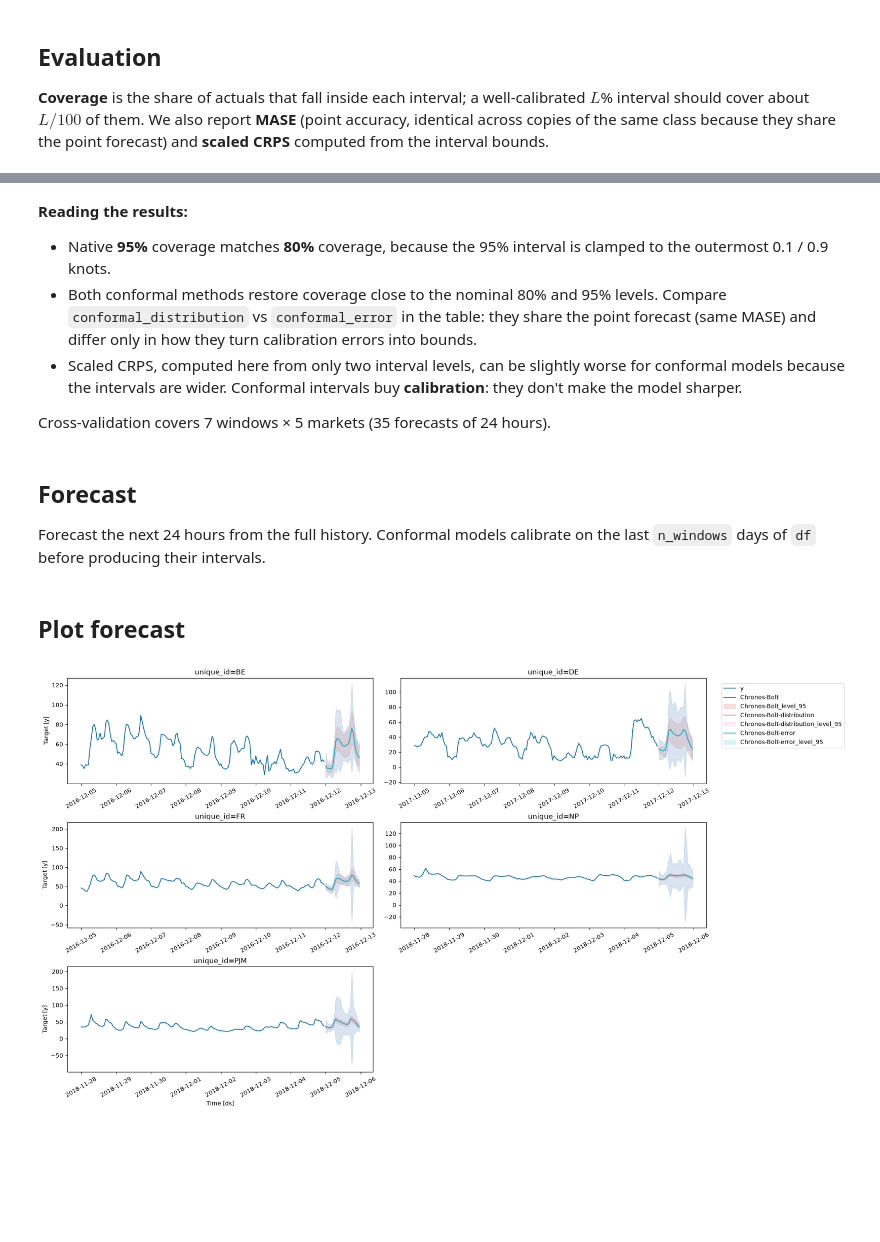
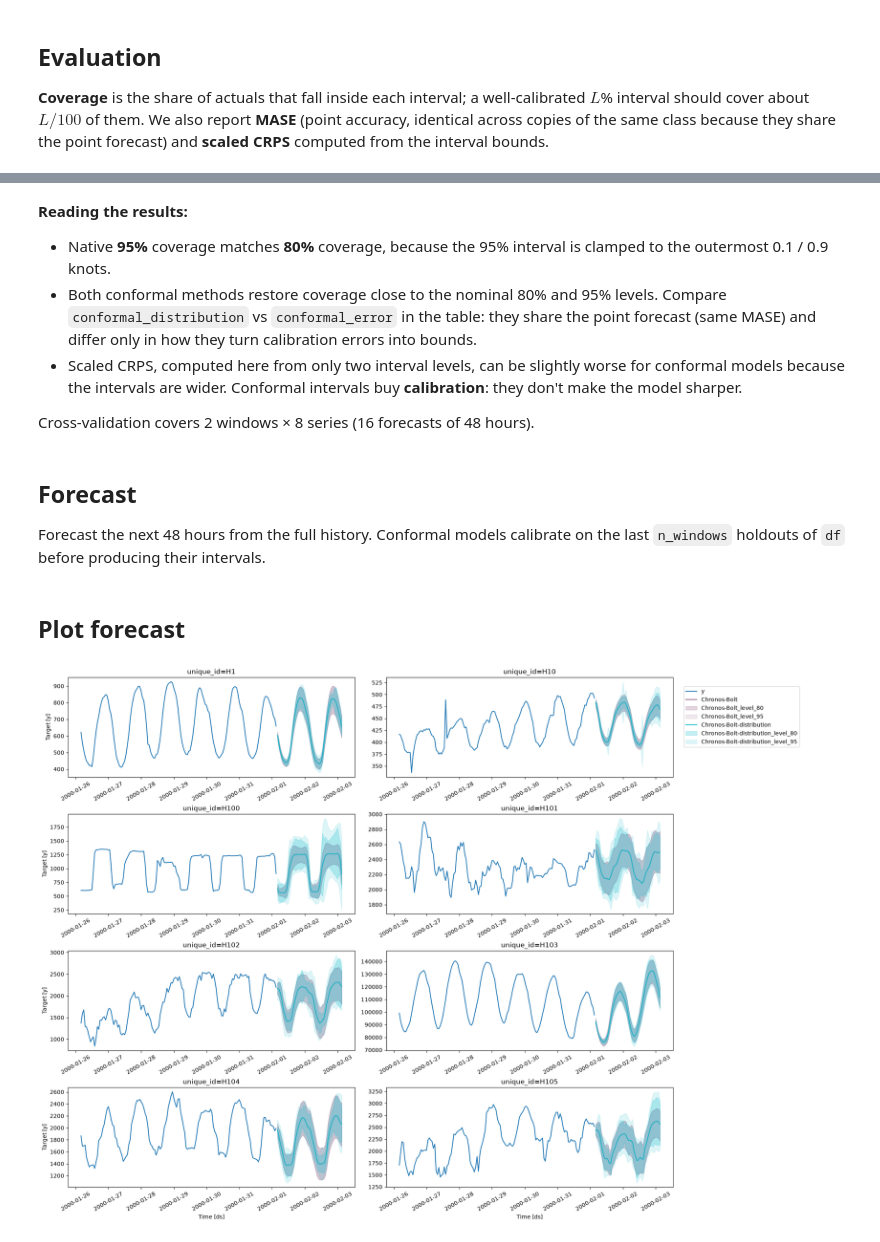
Before and after one commit to TimeCopilot/foundationforecast, a Jupyter notebook: docs/examples/conformal-prediction.ipynb, the cells around one changed output, grey strips where cells are left out. Drawn from its saved outputs; the diff is of its cells as text; code cells hidden in the pictures; blank space fills up the shorter version.

```diff
--- a/docs/examples/conformal-prediction.ipynb
+++ b/docs/examples/conformal-prediction.ipynb
@@ -80,7 +78,9 @@ The source file also ships two exogenous columns. We drop them to keep this exam
 The pandas frequency is inferred from `ds` when `freq` is omitted.
 # %%
-DATA = "https://timecopilot.s3.amazonaws.com/public/data/electricity_price"
-df = pd.read_parquet(f"{DATA}/train.parquet")[["unique_id", "ds", "y"]]
+df = pd.read_parquet(
+    "https://timecopilot.s3.amazonaws.com/public/data/m4-hourly.parquet"
+)
+df = df[df["unique_id"].isin(df["unique_id"].unique()[:8])]
 df.head()
 # %% [output]
 |  | unique_id | ds | y |
@@ -111,5 +111,5 @@ stable at the cost of more forecasts. The calibration horizon is the `h` passed
 # %%
-n_windows = 14
+n_windows = 10
 models = [
     Tafsut(alias="Tafsut", context_length=2048),
     Tafsut(
@@ -152,9 +152,9 @@ models, every window is recalibrated on the 14 days before its cutoff, so the ev
 data it is scored on.
 # %%
-h = 24
+h = 48
 level = [80, 95]
 
-cv_df = ff.cross_validation(df=df, h=h, n_windows=7, level=level)
+cv_df = ff.cross_validation(df=df, h=h, n_windows=2, level=level)
 cv_df.head()
 # %% [markdown]
 The clamping is easy to check: for the native fixed-knot models, the 95% bounds are identical to the 80% ones.
@@ -223,11 +224,11 @@ eval_df.groupby("metric").mean(numeric_only=True).T.round(3)
 - Scaled CRPS, computed here from only two interval levels, can be slightly worse for conformal models because
   the intervals are wider. Conformal intervals buy **calibration**: they don't make the model sharper.
 
-Cross-validation covers 7 windows × 5 markets (35 forecasts of 24 hours).
+Cross-validation covers 2 windows × 8 series (16 forecasts of 48 hours).
 # %% [markdown]
 ## Forecast
 
-Forecast the next 24 hours from the full history. Conformal models calibrate on the last `n_windows` days of
+Forecast the next 48 hours from the full history. Conformal models calibrate on the last `n_windows` holdouts of
 `df` before producing their intervals.
 # %%
 fcst_df = ff.forecast(df=df, h=h, level=level)
@@ -237,10 +238,11 @@ fcst_df.head()
 # %%
 ff.plot(
     df,
     fcst_df,
-    models=["Chronos-Bolt", "Chronos-Bolt-distribution", "Chronos-Bolt-error"],
-    level=[95],
-    max_insample_length=24 * 7,
+    models=["Chronos-Bolt", "Chronos-Bolt-distribution"],
+    level=level,
+    max_insample_length=48 * 3,
+    plot_random=False,
 )
 # %% [output]
-[figure, old version]
+[figure, new version]
```
Also changed, not shown: parts of 8 cells of this notebook, 2 other files.
